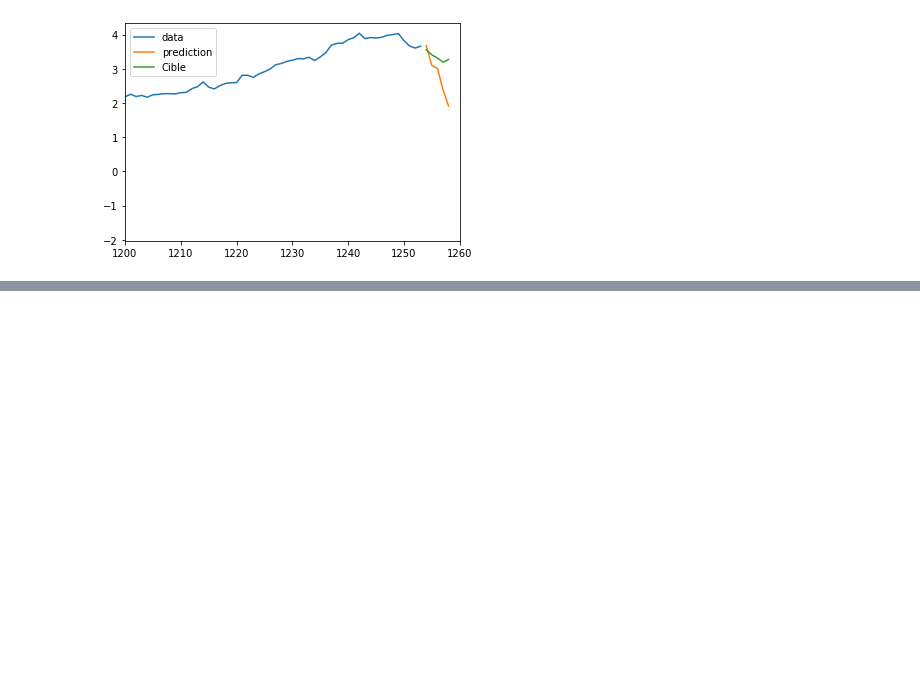
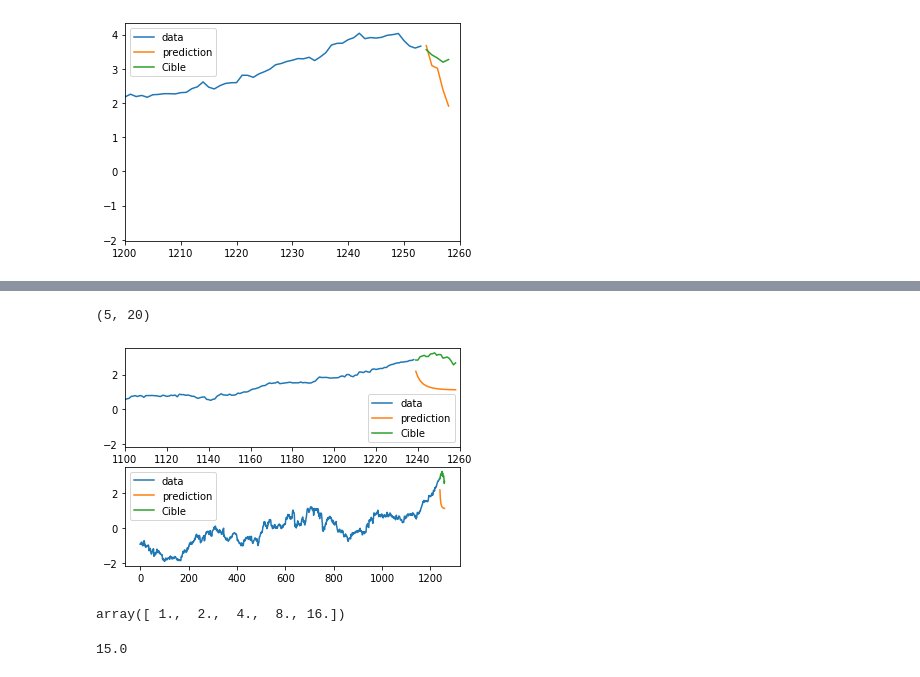
Before and after one commit to mdurandgasselin/IFT-725-TimeSeries, a Jupyter notebook: test_seriesNet.ipynb, the cells around one changed output, grey strips where cells are left out. Cells and saved outputs as stored; diff of their text form; code cells hidden in the pictures; blank space fills up the shorter version.

Commit message:
developpement de deux strategies

```diff
--- a/test_seriesNet.ipynb
+++ b/test_seriesNet.ipynb
@@ -385,0 +600,19 @@ torch.Size([1, 5, 1254])
+# %%
+importlib.reload(SeriesNetTrainTestManager)
+importlib.reload(seriesNet_torch)
+myModel = seriesNet_torch.seriesNet(5, nb_causal_block=5,gate_nb_filter=16, nb_block_dropped=2)
+myModel = myModel.float()
+criterion = nn.MSELoss()
+optimizer = optim.SGD(myModel.parameters(), lr=0.0001, weight_decay=0.01)
+#dataset_train.float()
+manager = SeriesNetTrainTestManager.TrainTestManager( myModel,
+                                 dataset_train,
+                                 dataset_validation,
+                                 criterion,
+                                 optimizer,
+                                 batch_size=10)
+
+index = random.randint(0,399)
+manager.train_strategieB( epochs=10, data_index=index, pts_2pred = 10)
+manager.plot_metrics()
+manager.plot_prediction(index, 1, pts_2pred = 10)
@@ -385,0 +635,14 @@ torch.Size([1, 5, 1254])
+# %%
+index = random.randint(0,399)
+manager.plot_prediction(index, 1, pts_2pred = 20)
+# %% [output]
+(5, 20)
+[figure, added]
+# %%
+(2*np.ones(5)) ** np.arange(5)
+# %% [output]
+array([ 1.,  2.,  4.,  8., 16.])
+# %%
+(18+27)/3
+# %% [output]
+15.0
```
Also changed, not shown: parts of 12 cells of this notebook, 3 other files.
